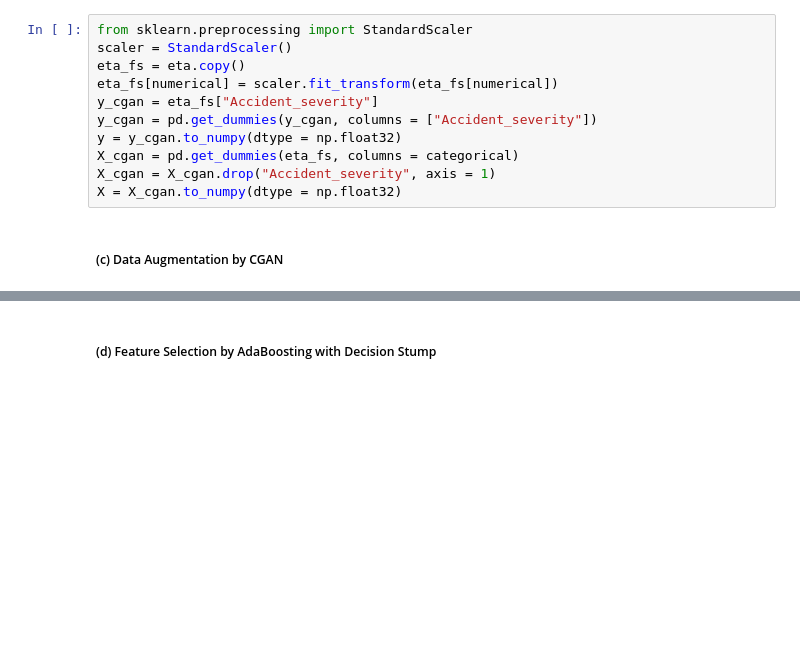
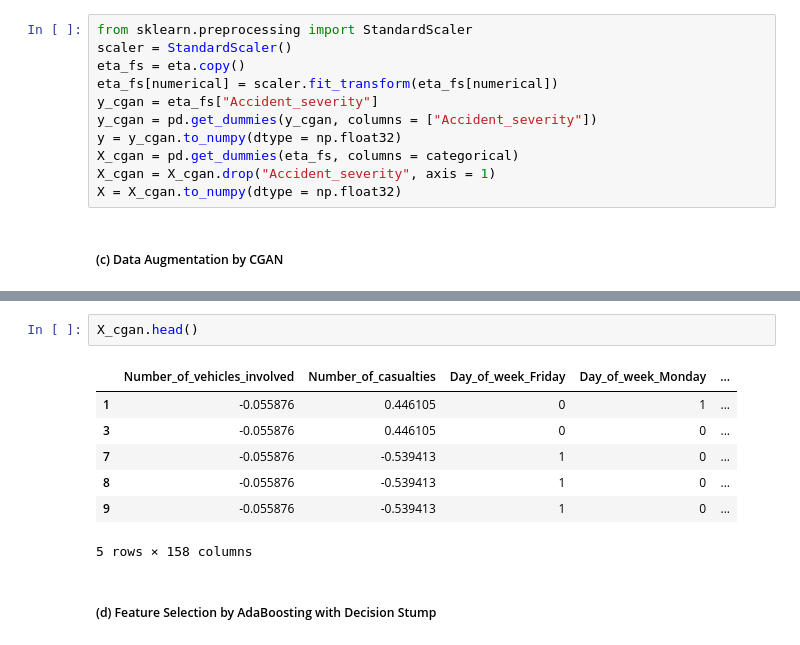
Before and after one commit to JimmyZJC/GR5243-Group-Project, a Jupyter notebook: Notebook/Group Project 2.ipynb, the cells around one changed output, grey strips where cells are left out. Cells and saved outputs as stored; diff of their text form; blank space fills up the shorter version.

```diff
--- a/Notebook/Group Project 2.ipynb
+++ b/Notebook/Group Project 2.ipynb
@@ -213,3 +239,13 @@ fake_data.head()
+# %%
+X_cgan.head()
+# %% [output]
+|  | Number_of_vehicles_involved | Number_of_casualties | Day_of_week_Friday | Day_of_week_Monday | ... |
+| 1 | -0.055876 | 0.446105 | 0 | 1 | ... |
+| 3 | -0.055876 | 0.446105 | 0 | 0 | ... |
+| 7 | -0.055876 | -0.539413 | 1 | 0 | ... |
+| 8 | -0.055876 | -0.539413 | 1 | 0 | ... |
+| 9 | -0.055876 | -0.539413 | 1 | 0 | ... |
+5 rows × 158 columns
 # %% [markdown]
 ##### (d) Feature Selection by AdaBoosting with Decision Stump
 # %%
```
Also changed, not shown: parts of 4 cells of this notebook.
